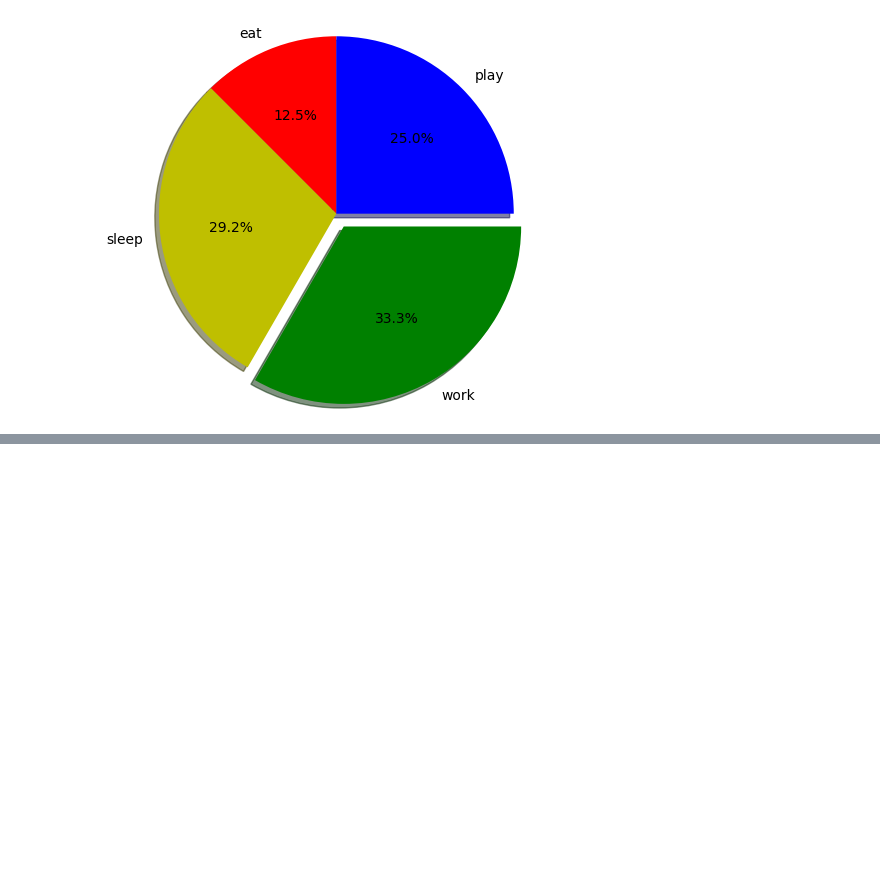
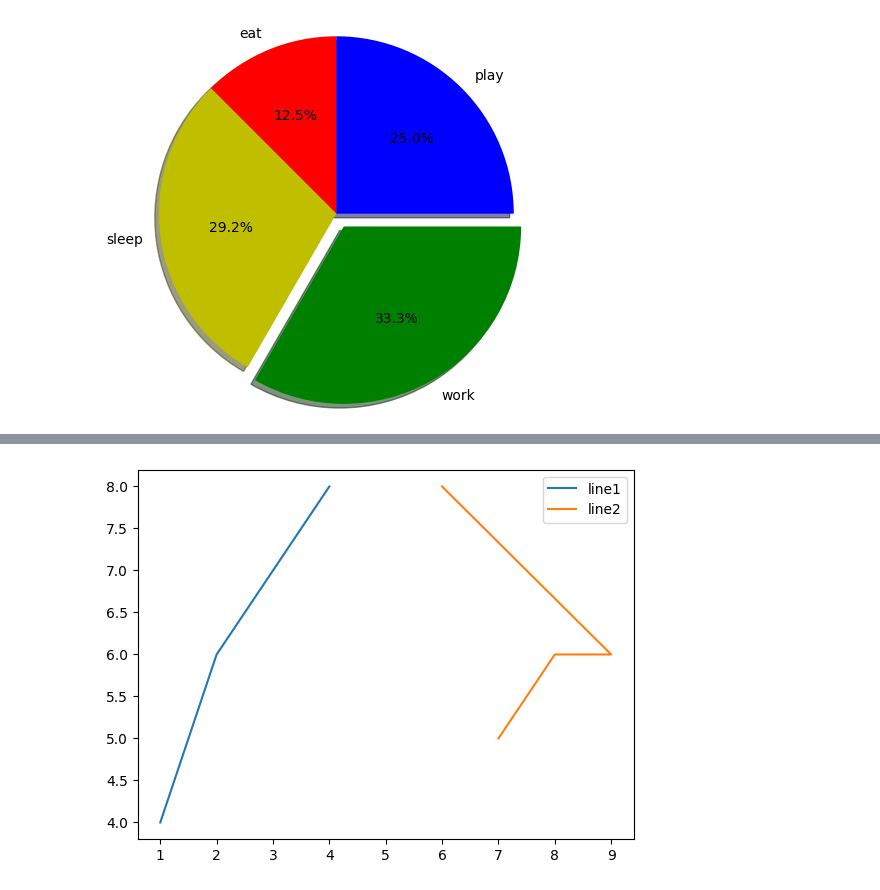
Before and after one commit to MaitreePimple/Data-Science, a Jupyter notebook: DAY3(matplotlib).ipynb, the cells around one changed output, grey strips where cells are left out. Cells and saved outputs as stored; diff of their text form; code cells hidden in the pictures; blank space fills up the shorter version.

```diff
--- a/DAY3(matplotlib).ipynb
+++ b/DAY3(matplotlib).ipynb
@@ -71,0 +83,11 @@ plt.pie(slices,labels = activities, colors=colors, startangle=90,shadow =True, e
+# %%
+x1=[1,2,3,4]
+y1=[4,6,7,8]
+plt.plot(x1,y1,label='line1')
+x2=[7,8,9,6]
+y2=[5,6,6,8]
+plt.plot(x2,y2,label='line2')
+plt.legend()
+plt.show()
+# %% [output]
+[figure, added]
```
Also changed, not shown: parts of 1 cell of this notebook.
